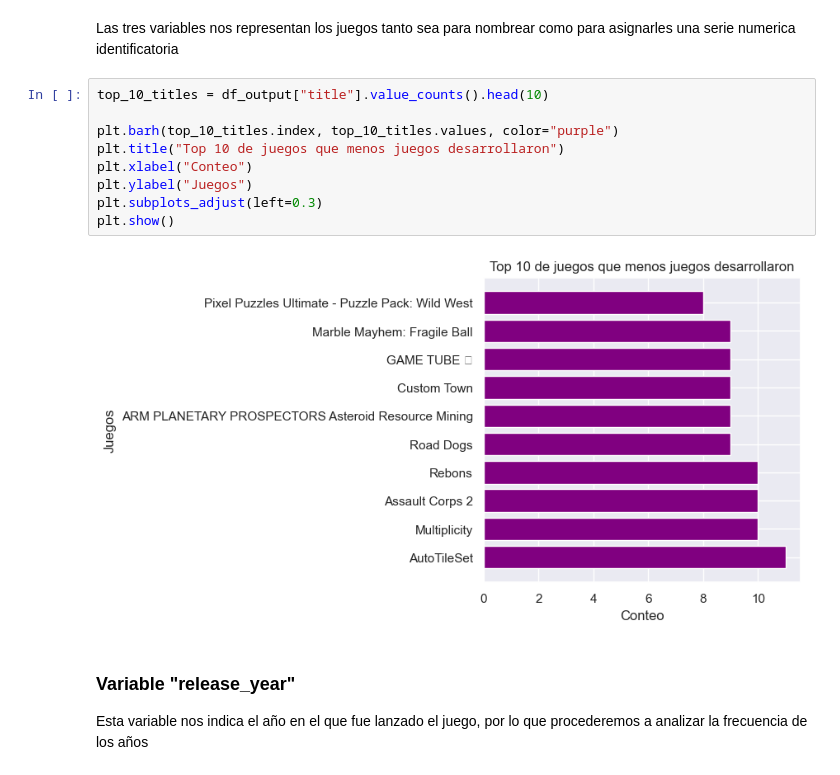
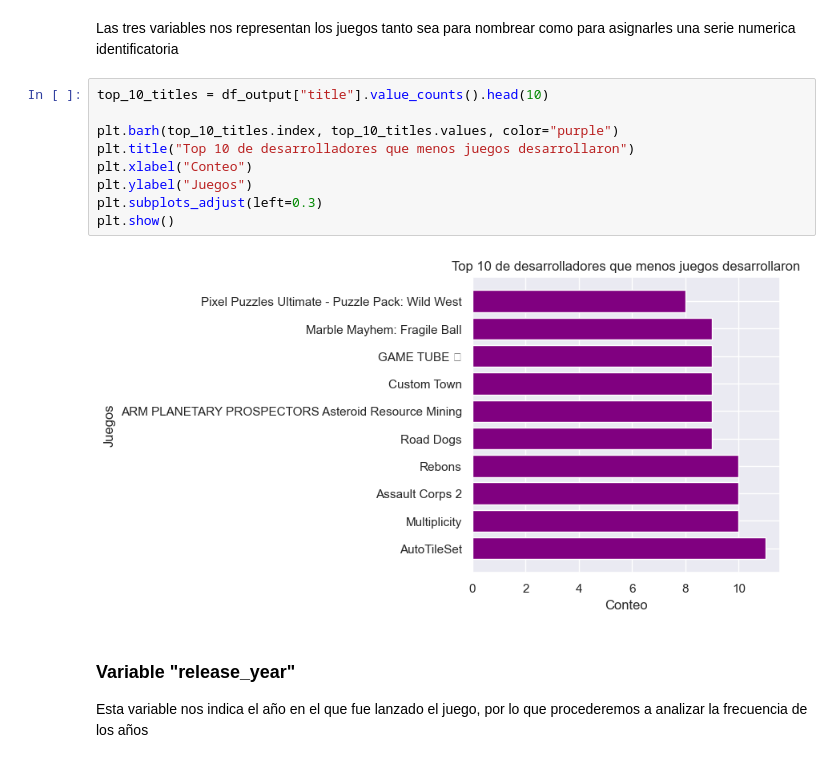
Before and after one commit to ASGuzman/PI_MLOps_Steam, a Jupyter notebook: 05_EDA.ipynb, the cells around one changed output. Drawn from its saved outputs; the diff is of its cells as text.

```diff
--- a/05_EDA.ipynb
+++ b/05_EDA.ipynb
@@ -151,14 +151,14 @@ Las tres variables nos representan los juegos tanto sea para nombrear como para
 # %%
 top_10_titles = df_output["title"].value_counts().head(10)
 
 plt.barh(top_10_titles.index, top_10_titles.values, color="purple")
-plt.title("Top 10 de juegos que menos juegos desarrollaron")
+plt.title("Top 10 de desarrolladores que menos juegos desarrollaron")
 plt.xlabel("Conteo")
 plt.ylabel("Juegos")
 plt.subplots_adjust(left=0.3)
 plt.show()
 # %% [output]
-[figure, old version]
+[figure, new version]
 # %% [markdown]
 ### Variable "release_year"
 Esta variable nos indica el año en el que fue lanzado el juego, por lo que procederemos a analizar la frecuencia de los años
```
